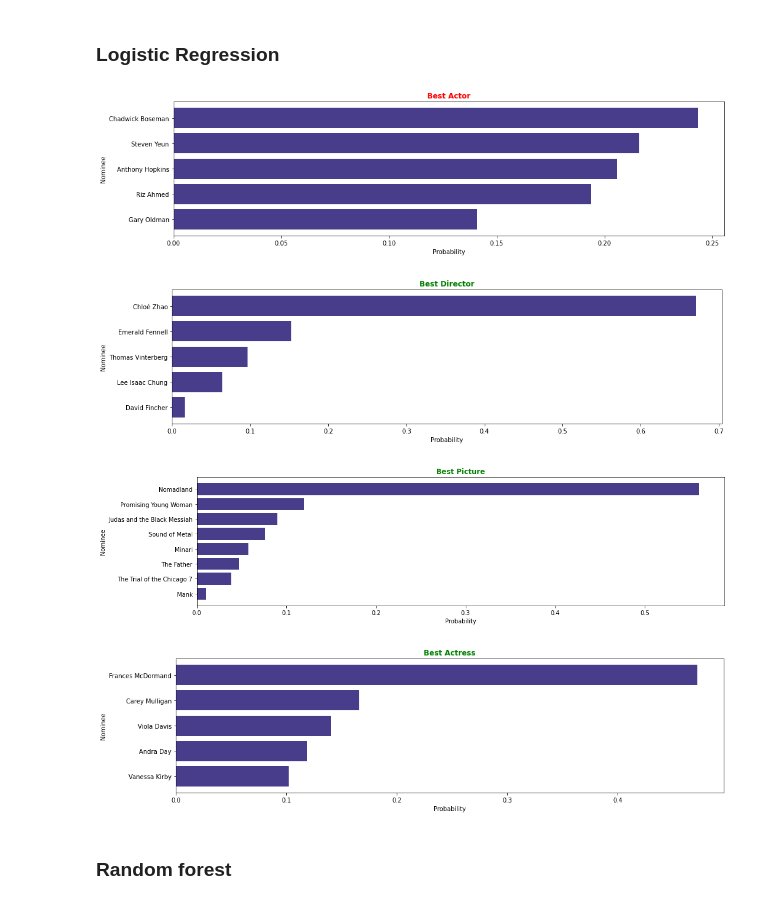
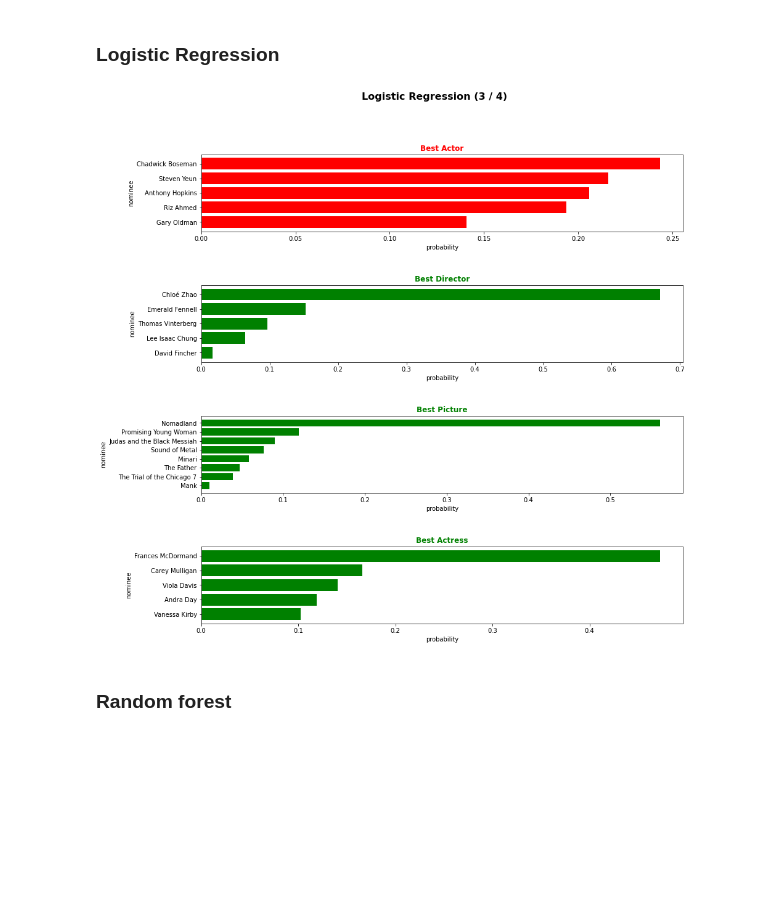
Before and after one commit to vvkin/oscar-predicting, a Jupyter notebook: notebooks/predicting.ipynb, the cells around one changed output. Drawn from its saved outputs; the diff is of its cells as text; code cells hidden in the pictures; blank space fills up the shorter version.

Commit message:
Implement predicting, prettify plots

```diff
--- a/notebooks/predicting.ipynb
+++ b/notebooks/predicting.ipynb
@@ -94,6 +82,28 @@ def plot_all_predictions(predict: Callable) -> None:
+# %%
+def plot_predictions(method: str, predict: Callable) -> None:
+    correct_num = 0
+    categories_num = len(categories)
+
+    fig = plt.figure(figsize=(14, 14))
+    gs = fig.add_gridspec(categories_num, hspace=0.7)
+    axs = gs.subplots()
+
+    for idx, category in enumerate(categories):
+        prediction = predict(category)
+        probs, actual = prediction['prob'], prediction['oscar']
+        is_correct = is_correct_prediction(probs, actual)
+        correct_num += int(is_correct)
+        color = 'green' if is_correct else 'red'
+
+        axs[idx].set_title(f'Best {category.capitalize()}', color=color, weight='bold')
+        axs[idx].set_xlabel('probability')
+        axs[idx].set_ylabel('nominee')
+        axs[idx].barh(prediction.nominee, prediction.prob, color=color)
+
+    fig.suptitle(f'{method} ({correct_num} / {categories_num})', weight='bold', fontsize=16)
 # %%
 def predict(clf, category: str) -> pd.DataFrame:
     movies, test_X = get_test(category)
     probs = clf.predict_proba(test_X)[:, 1]
-    movies['prob'] = probs / np.sum(probs)
+    movies['prob'] = probs / (np.sum(probs) + np.finfo(float).eps)
     return movies.sort_values(by='prob')
@@ -105,13 +122,10 @@ def predict_logistic_regression(category: str) -> pd.DataFrame:
     clf = LogisticRegression(random_state=4)
     clf.fit(train_X, train_Y)
     return predict(clf, category)
-# %%
-plot_all_predictions(predict_logistic_regression)
-# %% [output]
-[figure, removed]
-[figure, removed]
-[figure, removed]
-[figure, removed]
+# %%
+plot_predictions('Logistic Regression', predict_logistic_regression)
+# %% [output]
+[figure, added]
 # %% [markdown]
 ### Random forest
 # %%
```
Also changed, not shown: parts of 20 cells of this notebook, 1 other file.
